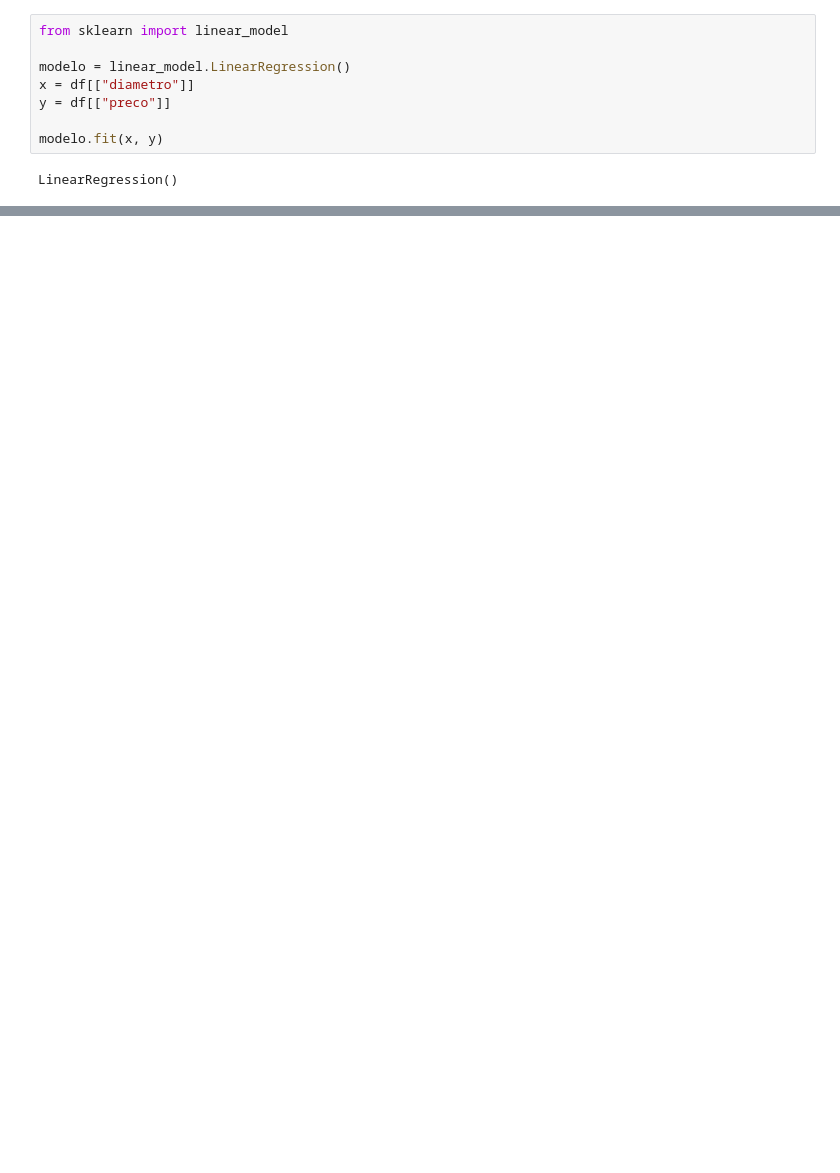
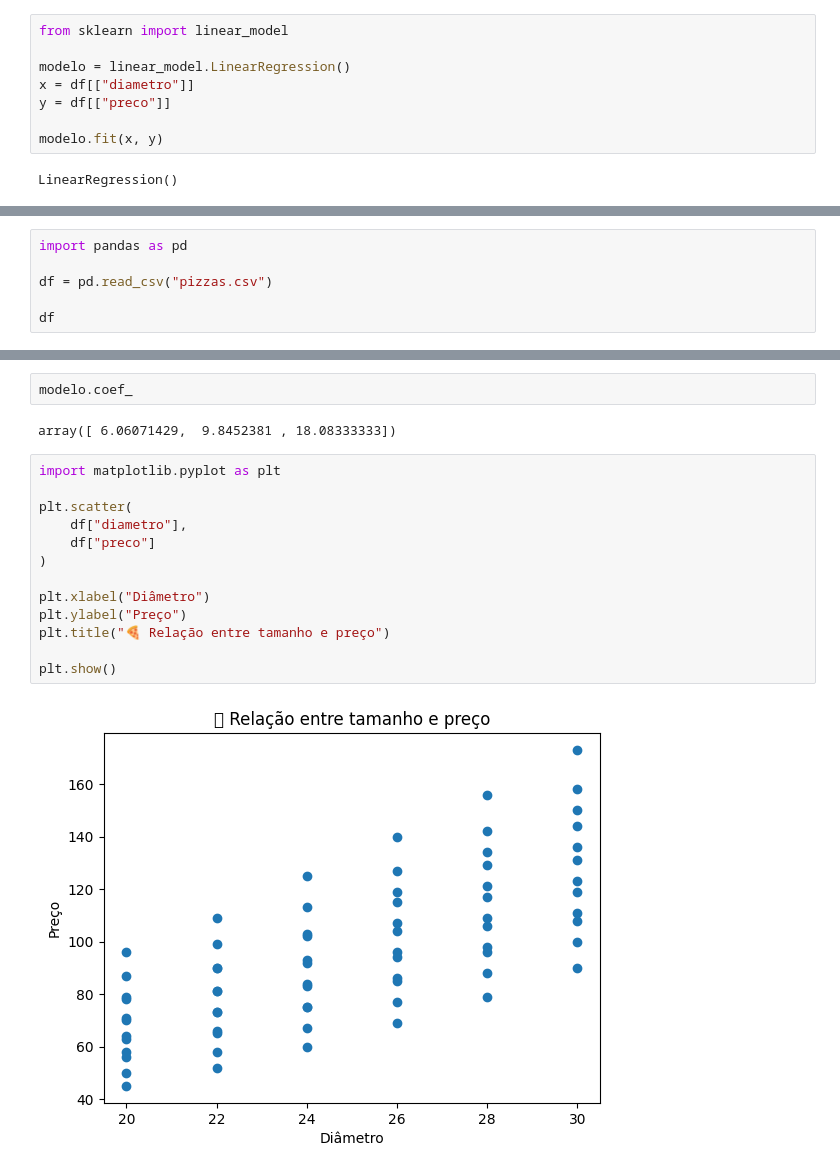
Before and after one commit to MateusMBN/Python_pizza_ai_dashboard, a Jupyter notebook: pizza_ai.ipynb, the cells around one changed output, grey strips where cells are left out. Saved outputs shown, nothing was run; the diff lists cells and outputs as text; blank space fills up the shorter version.

Commit message:
atualizando modelo

```diff
--- a/pizza_ai.ipynb
+++ b/pizza_ai.ipynb
@@ -65,0 +67,6 @@ plt.show()
+# %%
+import pandas as pd
+
+df = pd.read_csv("pizzas.csv")
+
+df
@@ -65,0 +117,19 @@ plt.show()
+# %%
+modelo.coef_
+# %% [output]
+array([ 6.06071429,  9.8452381 , 18.08333333])
+# %%
+import matplotlib.pyplot as plt
+
+plt.scatter(
+    df["diametro"],
+    df["preco"]
+)
+
+plt.xlabel("Diâmetro")
+plt.ylabel("Preço")
+plt.title("🍕 Relação entre tamanho e preço")
+
+plt.show()
+# %% [output]
+[figure, added]
```
Also changed, not shown: parts of 50 cells of this notebook, 5 other files.
